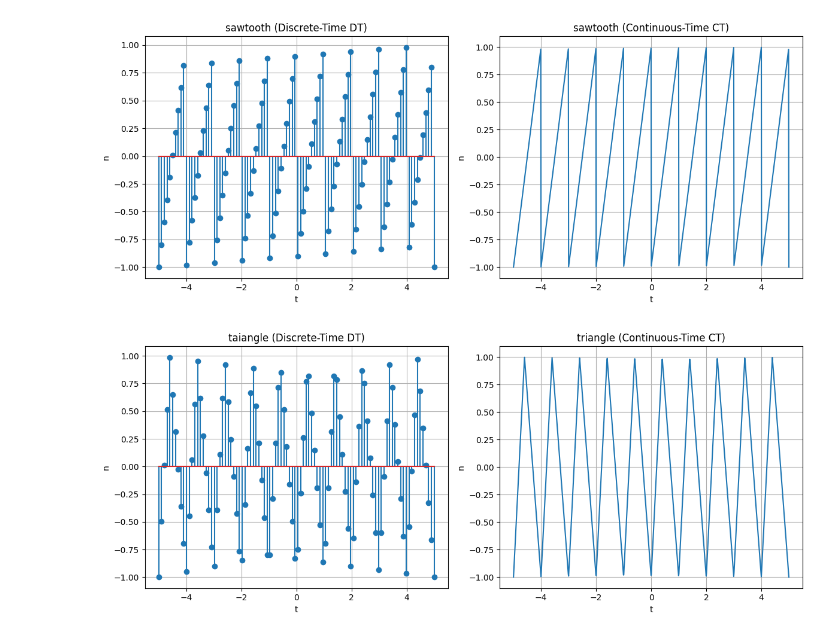
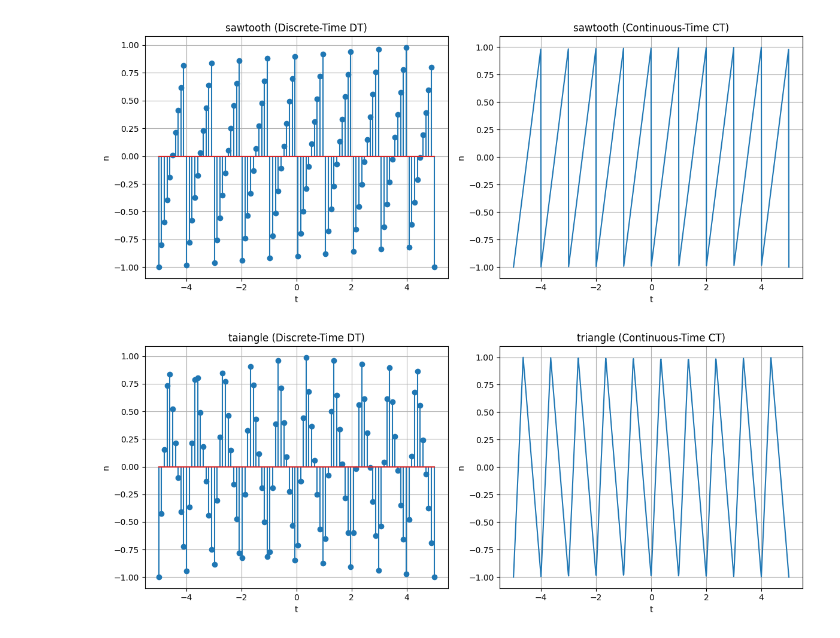
Before and after one commit to ananyachikkur-cs/signal-and-system-lab, a Jupyter notebook: content/05-scipy/scipy-basics.ipynb, the cells around one changed output. Cells and saved outputs as stored; diff of their text form; code cells hidden in the pictures.

```diff
--- a/content/05-scipy/scipy-basics.ipynb
+++ b/content/05-scipy/scipy-basics.ipynb
@@ -111,33 +111,33 @@ plt.show()
 import numpy as np
 import matplotlib.pyplot as plt
 from scipy import signal as s
 
 #by changing the or by fixing the widht we can make sawtooth into trianglewave
 
 t = np.linspace(-5,5,1000)
 t1 = np.linspace(-5,5,100)
-n1 = s.sawtooth(2*np.pi*t1,width = 0.4)
-n = s.sawtooth(2*np.pi*t, width = 0.4)
+n1 = s.sawtooth(2*np.pi*t1,width = 0.35)
+n = s.sawtooth(2*np.pi*t, width = 0.35)
 # Create a figure for side-by-side subplots
 plt.figure(figsize=(12, 5))
 
 # Discrete-Time (DT triangle
 plt.subplot(1, 2, 1)
 plt.stem(t1, n1)
 plt.title('taiangle (Discrete-Time DT)')
 plt.xlabel('t')
 plt.ylabel('n')
 plt.grid(True)
 
 # Continuous-Time (CT) triangle
 plt.subplot(1, 2, 2)
 plt.plot(t, n)
 plt.title('triangle (Continuous-Time CT)')
 plt.xlabel('t')
 plt.ylabel('n')
 plt.grid(True)
 
 plt.tight_layout()
 plt.show()
 # %% [output]
-[figure, old version]
+[figure, new version]
```
